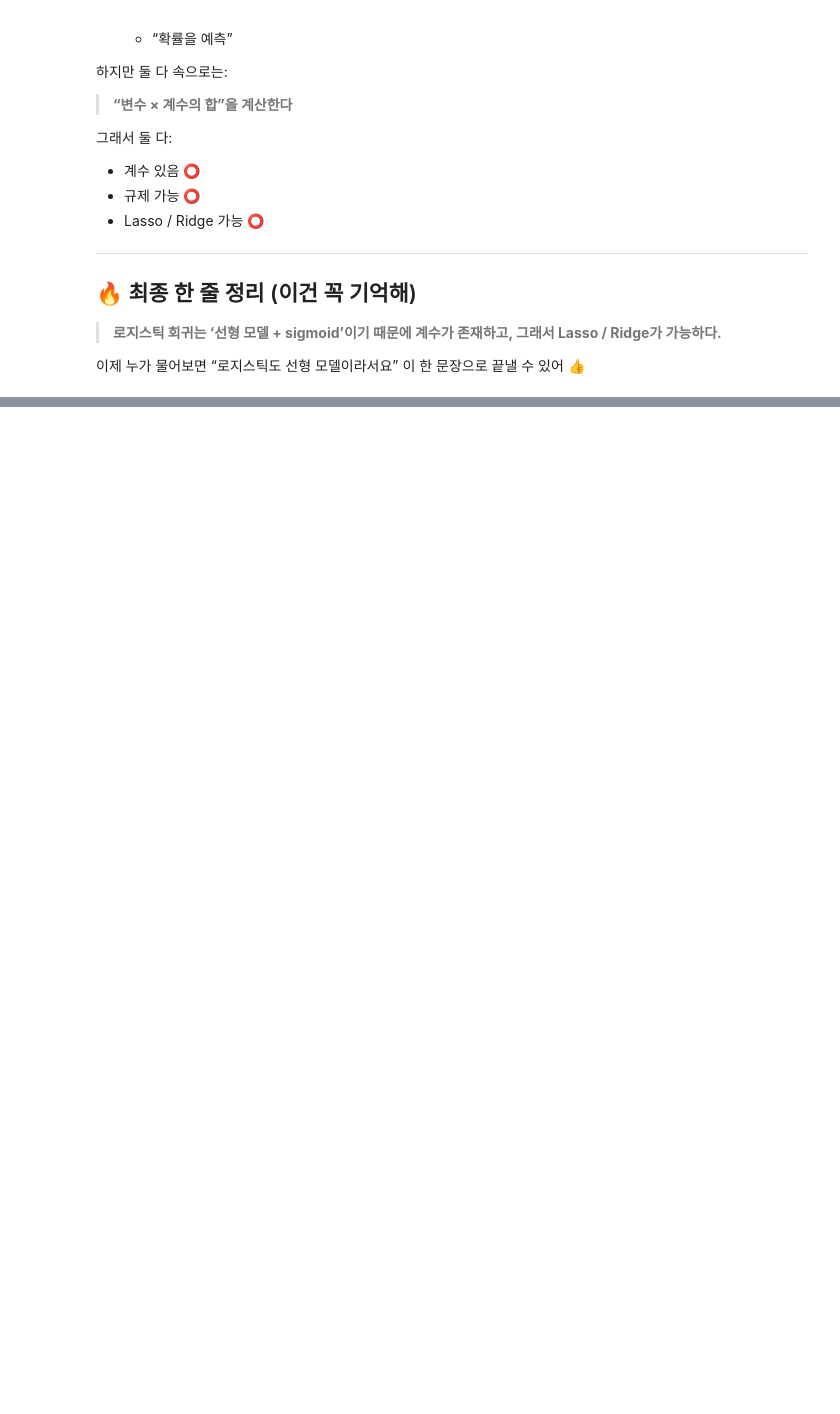
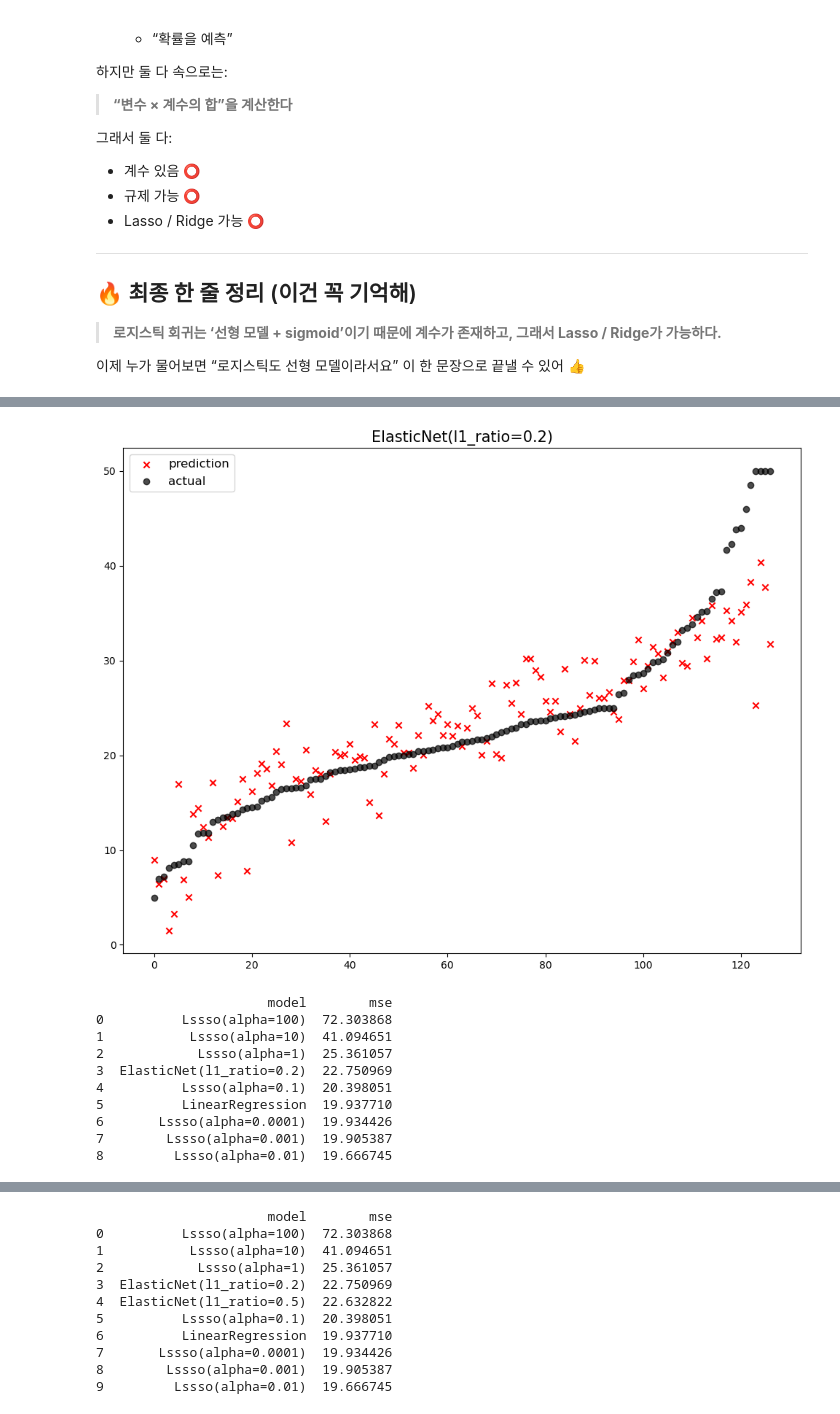
Before and after one commit to EverJoyyyL20/sesac_ML_workspace, a Jupyter notebook: regression.ipynb, the cells around one changed output, grey strips where cells are left out. Cells and saved outputs as stored; diff of their text form; code cells hidden in the pictures; blank space fills up the shorter version.

```diff
--- a/regression.ipynb
+++ b/regression.ipynb
@@ -704,0 +729,36 @@ plot_coef(x_train.columns,lasso_100.coef_)
+# %%
+from sklearn. linear_model import ElasticNet
+
+# L1 규제 비율 후보들
+# 0.2 : L2 규제가 더 강함 (계수는 줄이되 0으로는 잘 안 만듦)
+# 0.5 : L1, L2 규제를 반반 사용
+# 0.8 : L1 규제가 더 강함 (불필요한 변수 제거 효과 큼)
+ratios=[0.2,0.5,0.8]
+
+# l1_ratio 값을 하나씩 바꿔가며 실험
+for ratio in ratios:
+
+    # ElasticNet 모델 생성
+    # alpha : 규제 전체 강도
+    # l1_ratio : L1 규제 비율 (나머지는 L2)
+    elasticnet=ElasticNet(alpha=0.5,l1_ratio=ratio)
+    # 학습 데이터로 모델 학습
+    elasticnet.fit(x_train,y_train)
+     # 테스트 데이터 예측
+    pred=elasticnet.predict(x_test)
+
+    # 예측 결과와 실제값을 비교해서
+    # MSE(평균제곱오차) 평가
+    mse_eval('ElasticNet(l1_ratio={})'.format(ratio),pred,y_test)
+# %% [output]
+[figure, added]
+                      model        mse
+0          Lssso(alpha=100)  72.303868
+1           Lssso(alpha=10)  41.094651
+2            Lssso(alpha=1)  25.361057
+3  ElasticNet(l1_ratio=0.2)  22.750969
+4          Lssso(alpha=0.1)  20.398051
+5          LinearRegression  19.937710
+6       Lssso(alpha=0.0001)  19.934426
+7        Lssso(alpha=0.001)  19.905387
+8         Lssso(alpha=0.01)  19.666745
@@ -704,0 +767,11 @@ plot_coef(x_train.columns,lasso_100.coef_)
+                      model        mse
+0          Lssso(alpha=100)  72.303868
+1           Lssso(alpha=10)  41.094651
+2            Lssso(alpha=1)  25.361057
+3  ElasticNet(l1_ratio=0.2)  22.750969
+4  ElasticNet(l1_ratio=0.5)  22.632822
+5          Lssso(alpha=0.1)  20.398051
+6          LinearRegression  19.937710
+7       Lssso(alpha=0.0001)  19.934426
+8        Lssso(alpha=0.001)  19.905387
+9         Lssso(alpha=0.01)  19.666745
```
Also changed, not shown: parts of 11 cells of this notebook.
